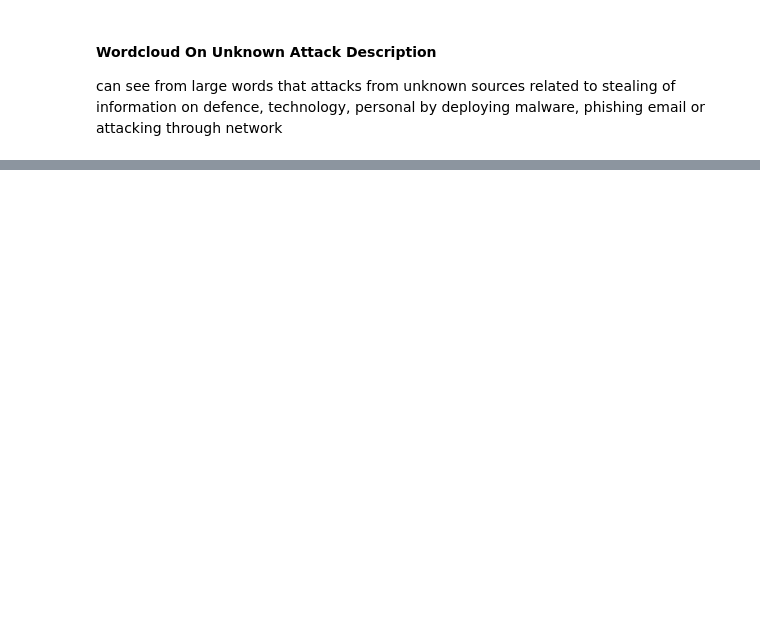
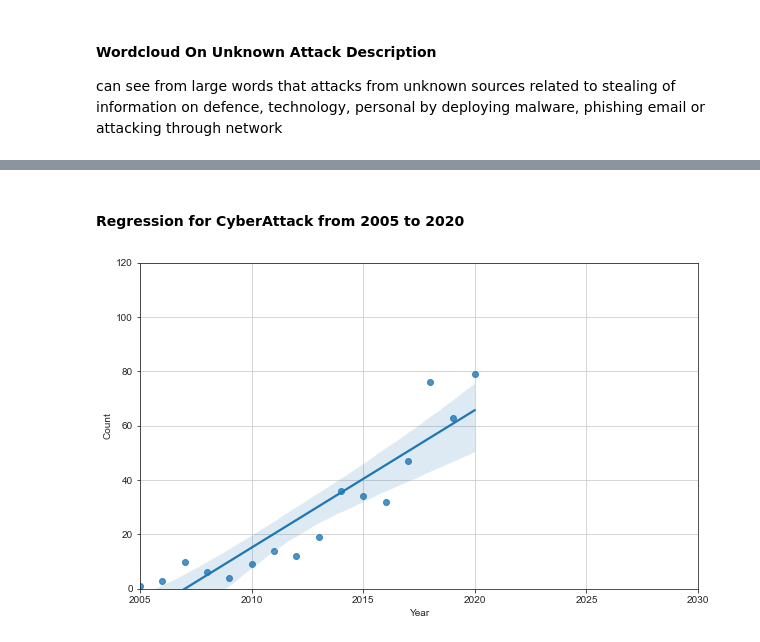
Before and after one commit to jiayang243/CyberAttacks, a Jupyter notebook: Project_Script_(Jia Yang).ipynb, the cells around one changed output, grey strips where cells are left out. Drawn from its saved outputs; the diff is of its cells as text; code cells hidden in the pictures; blank space fills up the shorter version.

```diff
--- a/Project_Script_(Jia Yang).ipynb
+++ b/Project_Script_(Jia Yang).ipynb
@@ -505,0 +506,23 @@ There are 8540 words in the combination of all cells in column Description.
+# %% [markdown]
+#### Regression for CyberAttack from 2005 to 2020
+# %%
+df['Count'] = 1 #include new column for counter = 1
+
+df10 = df.groupby(["Year"]).sum("Count").reset_index() #Group df by Year
+
+sns.set_style('ticks') #set graph Style
+
+fig, ax = plt.subplots(figsize=(10,6)) #set graph Size
+
+sns.regplot(x = "Year" , y = "Count" , data = df10) #set graph parameters & customize design
+
+# extend the canvas
+plt.xlim([2005,2030])
+plt.ylim([0,120])
+
+plt.grid()
+
+plt.savefig("Regression_for_CyberAttack_from_2005_to_2020.png")
+plt.show()
+# %% [output]
+[figure, added]
```
Also changed, not shown: parts of 2 cells of this notebook.
